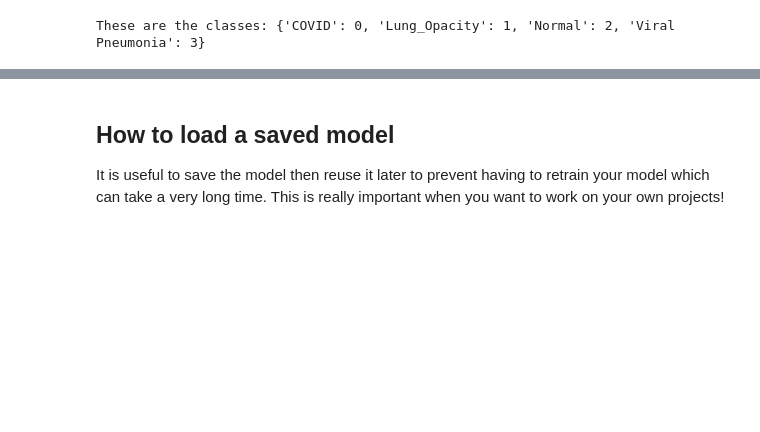
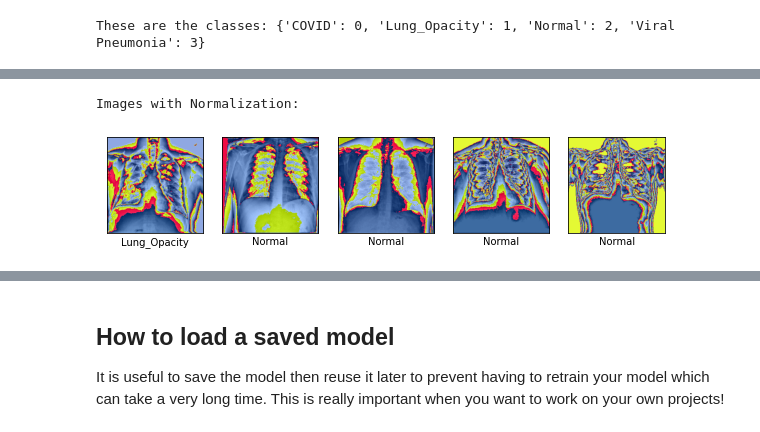
Before and after one commit to BreakoutMentors/Data-Science-and-Machine-Learning, a Jupyter notebook: machine_learning/lesson 4 - Convolutional Neural Networks/Intro_to_CNNs.ipynb, the cells around one changed output, grey strips where cells are left out. Saved outputs shown, nothing was run; the diff lists cells and outputs as text; code cells hidden in the pictures; blank space fills up the shorter version.

```diff
--- a/machine_learning/lesson 4 - Convolutional Neural Networks/Intro_to_CNNs.ipynb
+++ b/machine_learning/lesson 4 - Convolutional Neural Networks/Intro_to_CNNs.ipynb
@@ -123,3 +157,17 @@ Batch Label Dimensions: torch.Size([16])
+# %%
+print("\nImages with Normalization:")
+plt.figure(figsize=(10, 9))
+for i in range(5):
+  plt.subplot(1, 5, i+1)
+  plt.xticks([])
+  plt.yticks([])
+  plt.grid(False)
+  image = F.to_pil_image(images[i])
+  plt.imshow(image)
+  plt.xlabel(idx_to_class[labels[i].item()])
+# %% [output]
+Images with Normalization:
+[figure, added]
 # %%
 import torch.nn as nn
 
```
Also changed, not shown: parts of 10 cells of this notebook.
